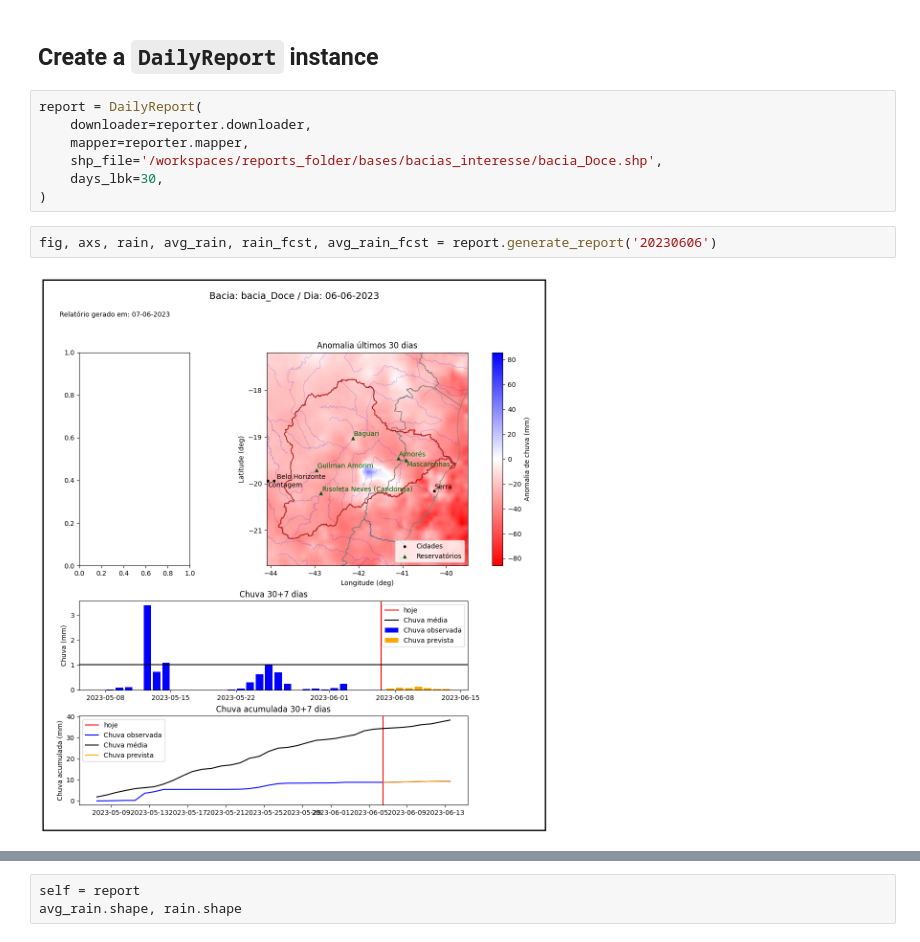
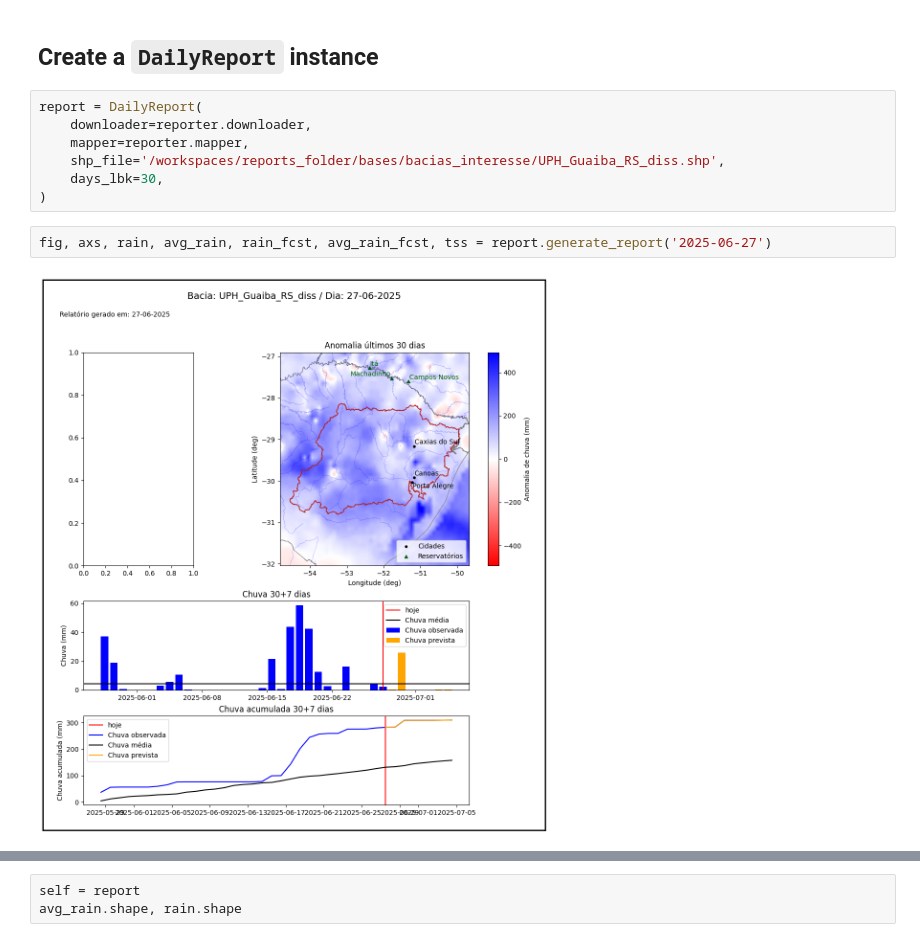
Before and after one commit to cordmaur/RainReporter, a Jupyter notebook: nbs/02-Daily_Report.ipynb, the cells around one changed output, grey strips where cells are left out. Drawn from its saved outputs; the diff is of its cells as text.

Commit message:
Used the daily reporter manually

```diff
--- a/nbs/02-Daily_Report.ipynb
+++ b/nbs/02-Daily_Report.ipynb
@@ -47,10 +47,10 @@ reporter.templates
 report = DailyReport(
     downloader=reporter.downloader,
     mapper=reporter.mapper,
-    shp_file='/workspaces/reports_folder/bases/bacias_interesse/bacia_Doce.shp',
+    shp_file='/workspaces/reports_folder/bases/bacias_interesse/UPH_Guaiba_RS_diss.shp',
     days_lbk=30,
 )
 # %%
-fig, axs, rain, avg_rain, rain_fcst, avg_rain_fcst = report.generate_report('20230606')
+fig, axs, rain, avg_rain, rain_fcst, avg_rain_fcst, tss = report.generate_report('2025-06-27')
 # %% [output]
-[figure, old version]
+[figure, new version]
```
Also changed, not shown: parts of 15 cells of this notebook, 1 other file.
